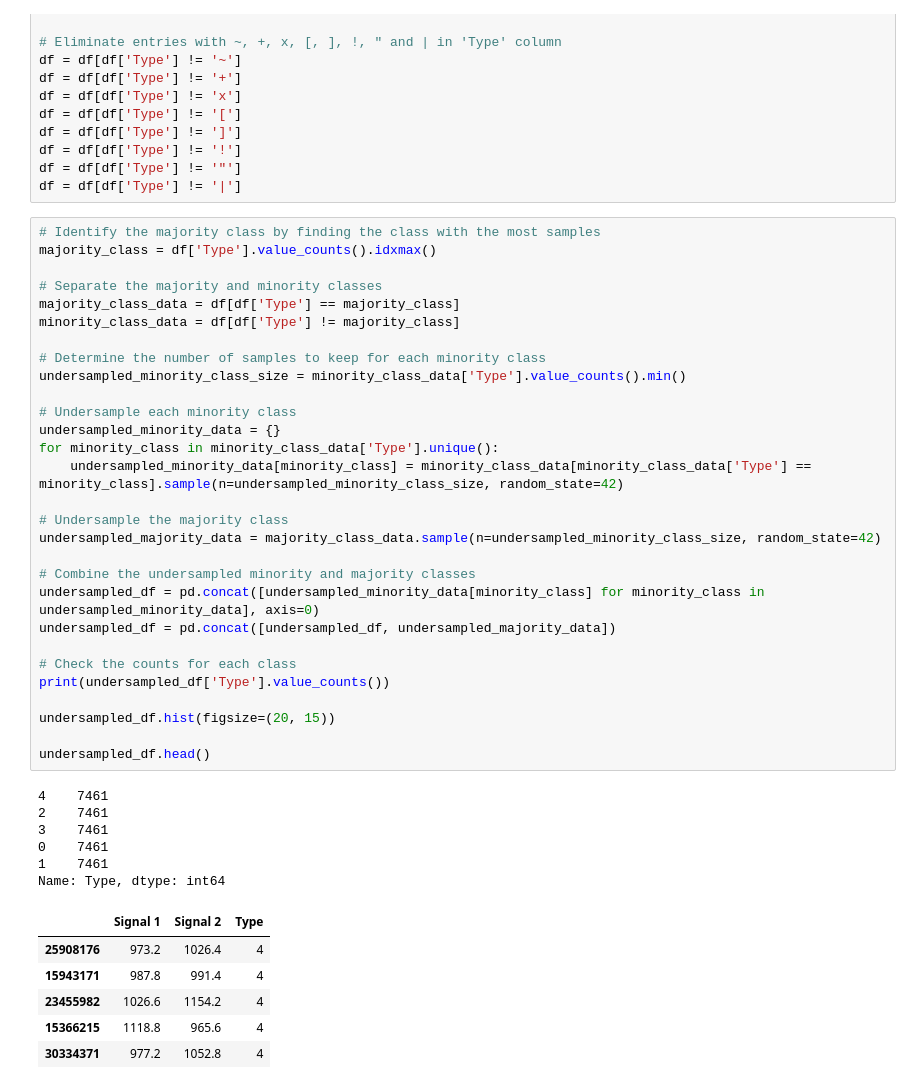
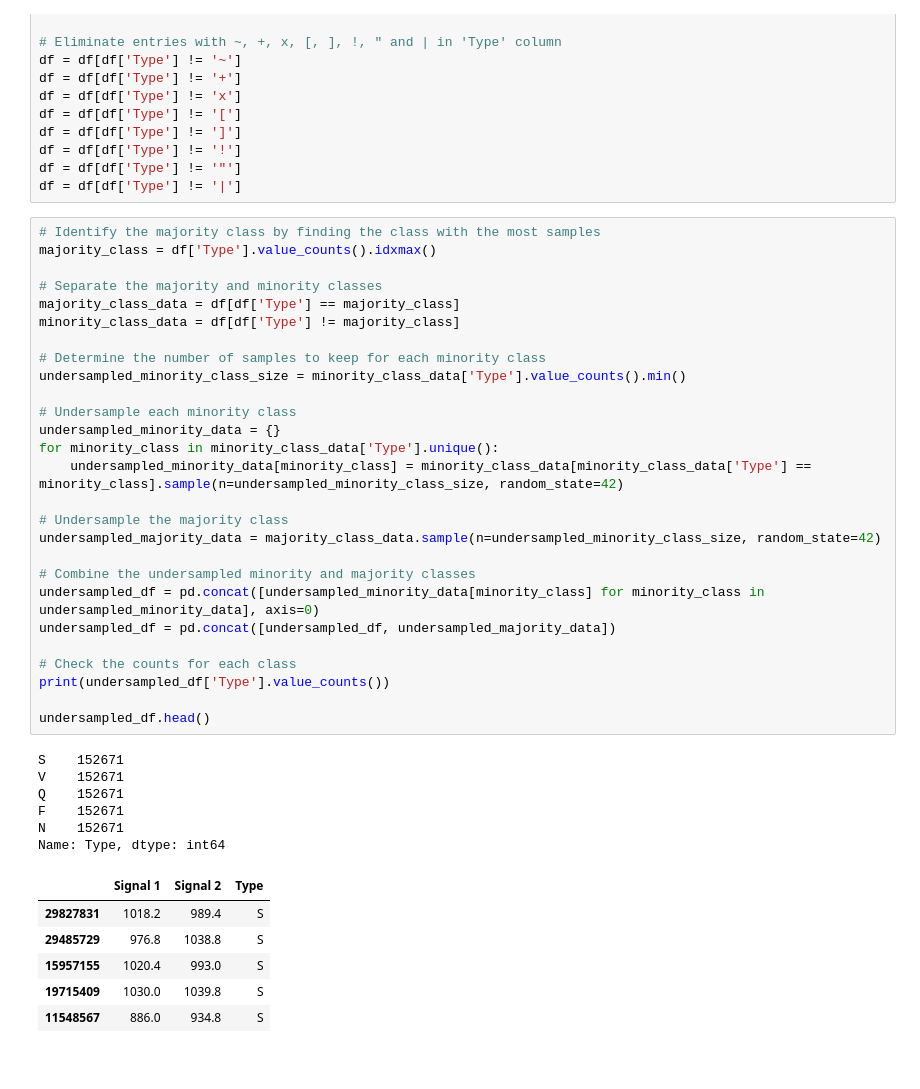
Before and after one commit to andrelopes2001/Intelligent_Systems, a Jupyter notebook: Project/DeepNeuralNetwork.ipynb, the cells around one changed output. Drawn from its saved outputs; the diff is of its cells as text.

```diff
--- a/Project/DeepNeuralNetwork.ipynb
+++ b/Project/DeepNeuralNetwork.ipynb
@@ -694,42 +692,40 @@ df = df[df['Type'] != '|']
 # %%
 # Identify the majority class by finding the class with the most samples
 majority_class = df['Type'].value_counts().idxmax()
 
 # Separate the majority and minority classes
 majority_class_data = df[df['Type'] == majority_class]
 minority_class_data = df[df['Type'] != majority_class]
 
 # Determine the number of samples to keep for each minority class
 undersampled_minority_class_size = minority_class_data['Type'].value_counts().min()
 
 # Undersample each minority class
 undersampled_minority_data = {}
 for minority_class in minority_class_data['Type'].unique():
     undersampled_minority_data[minority_class] = minority_class_data[minority_class_data['Type'] == minority_class].sample(n=undersampled_minority_class_size, random_state=42)
 
 # Undersample the majority class
 undersampled_majority_data = majority_class_data.sample(n=undersampled_minority_class_size, random_state=42)
 
 # Combine the undersampled minority and majority classes
 undersampled_df = pd.concat([undersampled_minority_data[minority_class] for minority_class in undersampled_minority_data], axis=0)
 undersampled_df = pd.concat([undersampled_df, undersampled_majority_data])
 
 # Check the counts for each class
 print(undersampled_df['Type'].value_counts())
 
-undersampled_df.hist(figsize=(20, 15))
-
 undersampled_df.head()
 # %% [output]
-4    7461
-2    7461
-3    7461
-0    7461
-1    7461
+S    152671
+V    152671
+Q    152671
+F    152671
+N    152671
 Name: Type, dtype: int64
 |  | Signal 1 | Signal 2 | Type |
-| 25908176 | 973.2 | 1026.4 | 4 |
-| 15943171 | 987.8 | 991.4 | 4 |
-| 23455982 | 1026.6 | 1154.2 | 4 |
-| 15366215 | 1118.8 | 965.6 | 4 |
-| 30334371 | 977.2 | 1052.8 | 4 |
+| 29827831 | 1018.2 | 989.4 | S |
+| 29485729 | 976.8 | 1038.8 | S |
+| 15957155 | 1020.4 | 993.0 | S |
+| 19715409 | 1030.0 | 1039.8 | S |
+| 11548567 | 886.0 | 934.8 | S |
```
Also changed, not shown: parts of 16 cells of this notebook, 3 other files.
